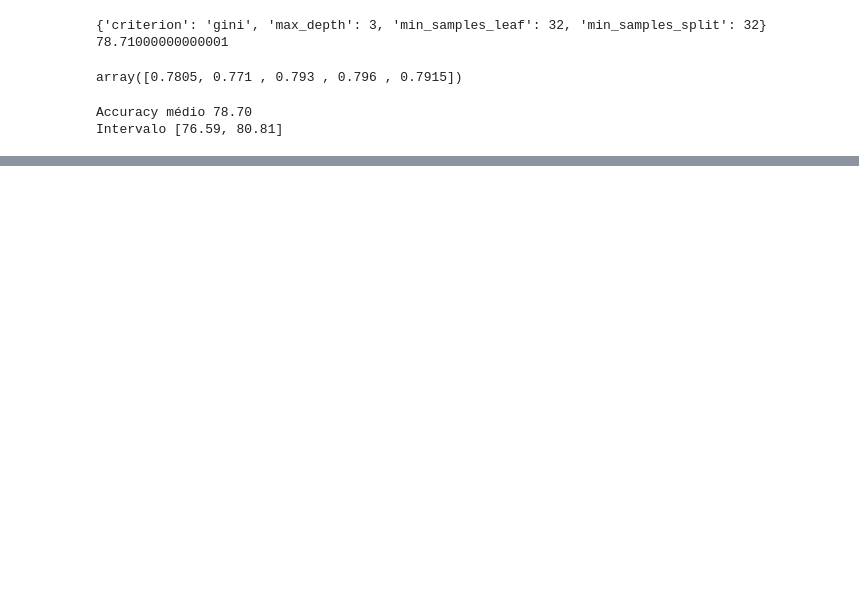
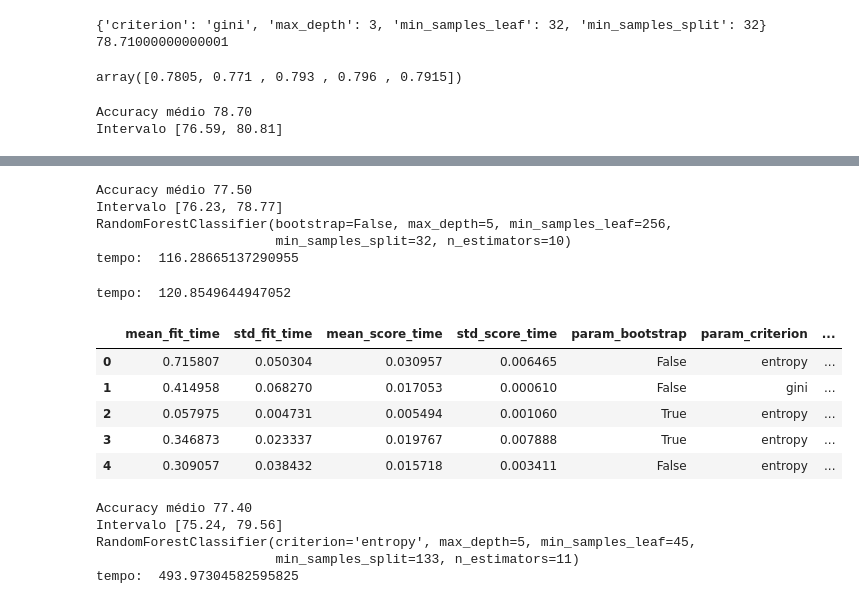
Before and after one commit to menendesbruno/ml_alura_1, a Jupyter notebook: introducao-a-otimizacao-de-machine-learning-atraves-de-hiper-parametros-aula0/Introdução_a_Machine_Learning_Otimização.ipynb, the cells around one changed output, grey strips where cells are left out. Cells and saved outputs as stored; diff of their text form; code cells hidden in the pictures; blank space fills up the shorter version.

```diff
--- a/introducao-a-otimizacao-de-machine-learning-atraves-de-hiper-parametros-aula0/Introdução_a_Machine_Learning_Otimização.ipynb
+++ b/introducao-a-otimizacao-de-machine-learning-atraves-de-hiper-parametros-aula0/Introdução_a_Machine_Learning_Otimização.ipynb
@@ -507,0 +708,20 @@ graph
+# %%
+espaco_de_parametros = {
+    'max_depth': [3, 5],
+    'min_samples_split': [32, 64, 128, 256],
+    'min_samples_leaf': [32, 64, 128, 256],
+    'criterion': ['gini', 'entropy'],
+    'n_estimators': [10, 100],
+    'bootstrap': [True, False]
+}
+tic = time.time()
+busca = RandomizedSearchCV(RandomForestClassifier(),
+                    espaco_de_parametros, n_iter=20,
+                    cv = KFold(n_splits = 5, shuffle=True))
+
+busca.fit(x_azar, y_azar)
+tac = time.time()
+tempo = tac - tic
+print("tempo: ", tempo)
+resultados = pd.DataFrame(busca.cv_results_)
+resultados.head()
@@ -507,0 +746,58 @@ graph
+# %%
+tic = time.time()
+score = cross_val_score(busca, x_azar, y_azar, cv = KFold(n_splits=5, shuffle=True),
+               groups=dados.modelo)
+imprime_score(score)
+print(busca.best_estimator_)
+tac = time.time()
+tempo = tac - tic
+print("tempo: ", tempo)
+# %% [output]
+Accuracy médio 77.50
+Intervalo [76.23, 78.77]
+RandomForestClassifier(bootstrap=False, max_depth=5, min_samples_leaf=256,
+                       min_samples_split=32, n_estimators=10)
+tempo:  116.28665137290955
+# %%
+espaco_de_parametros = {
+    'max_depth': randint(3, 6),
+    'min_samples_split': randint(32, 257),
+    'min_samples_leaf': randint(32, 257),
+    'criterion': ['gini', 'entropy'],
+    'n_estimators': randint(10, 101),
+    'bootstrap': [True, False]
+}
+tic = time.time()
+busca = RandomizedSearchCV(RandomForestClassifier(),
+                    espaco_de_parametros, n_iter=80,
+                    cv = KFold(n_splits = 5, shuffle=True))
+
+busca.fit(x_azar, y_azar)
+tac = time.time()
+tempo = tac - tic
+print("tempo: ", tempo)
+resultados = pd.DataFrame(busca.cv_results_)
+resultados.head()
+# %% [output]
+tempo:  120.8549644947052
+|  | mean_fit_time | std_fit_time | mean_score_time | std_score_time | param_bootstrap | param_criterion | ... |
+| 0 | 0.715807 | 0.050304 | 0.030957 | 0.006465 | False | entropy | ... |
+| 1 | 0.414958 | 0.068270 | 0.017053 | 0.000610 | False | gini | ... |
+| 2 | 0.057975 | 0.004731 | 0.005494 | 0.001060 | True | entropy | ... |
+| 3 | 0.346873 | 0.023337 | 0.019767 | 0.007888 | True | entropy | ... |
+| 4 | 0.309057 | 0.038432 | 0.015718 | 0.003411 | False | entropy | ... |
+# %%
+tic = time.time()
+score = cross_val_score(busca, x_azar, y_azar, cv = KFold(n_splits=5, shuffle=True),
+               groups=dados.modelo)
+imprime_score(score)
+print(busca.best_estimator_)
+tac = time.time()
+tempo = tac - tic
+print("tempo: ", tempo)
+# %% [output]
+Accuracy médio 77.40
+Intervalo [75.24, 79.56]
+RandomForestClassifier(criterion='entropy', max_depth=5, min_samples_leaf=45,
+                       min_samples_split=133, n_estimators=11)
+tempo:  493.97304582595825
```
Also changed, not shown: parts of 29 cells of this notebook.
